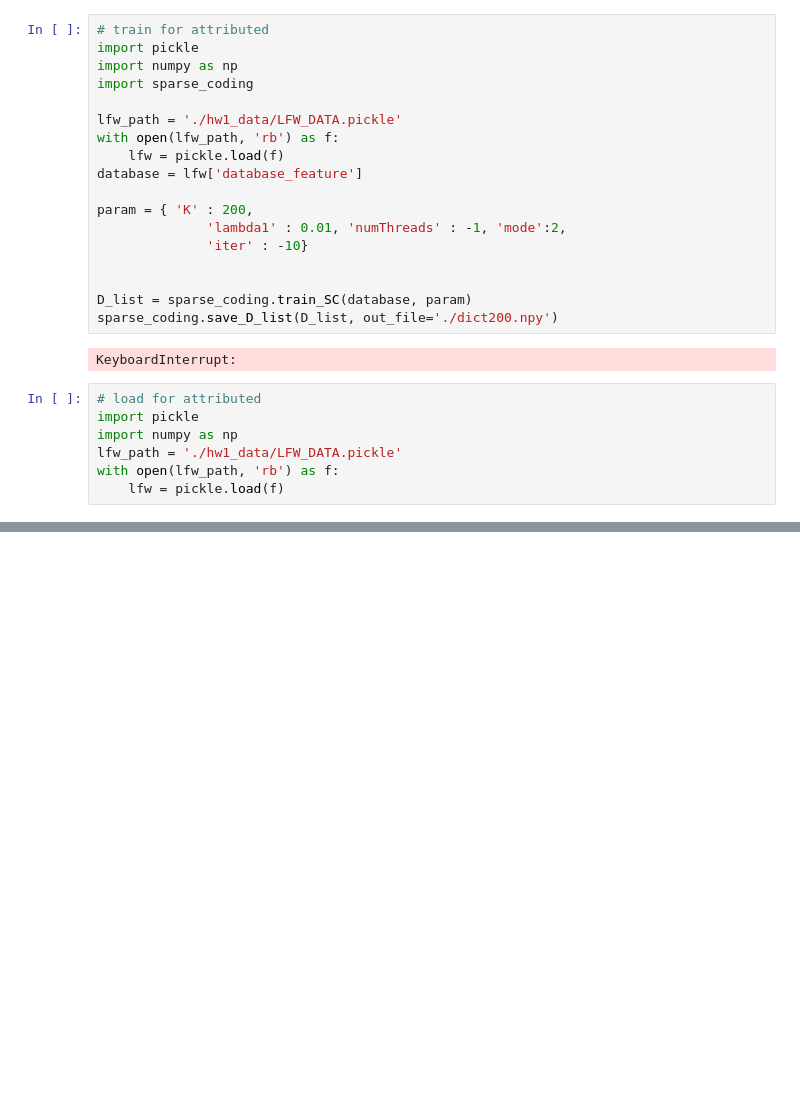
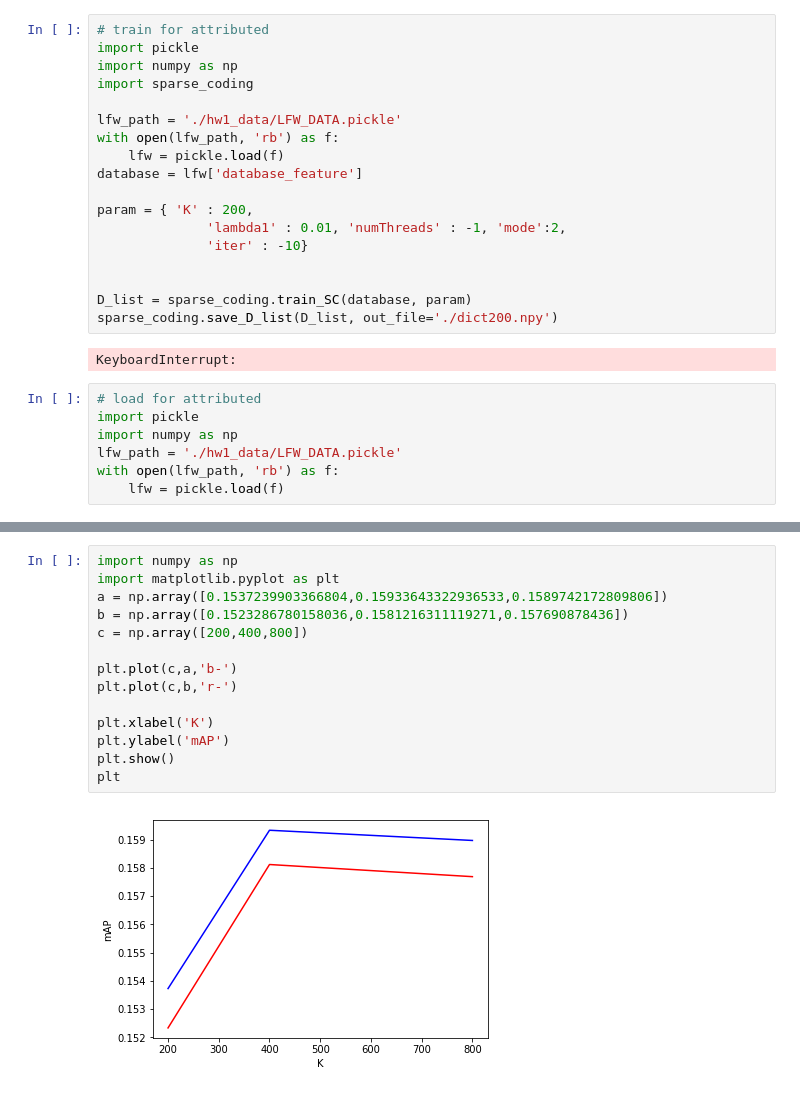
Before and after one commit to k123321141/paper_notes, a Jupyter notebook: hw/hw1/Codes.ipynb, the cells around one changed output, grey strips where cells are left out. Saved outputs shown, nothing was run; the diff lists cells and outputs as text; blank space fills up the shorter version.

```diff
--- a/hw/hw1/Codes.ipynb
+++ b/hw/hw1/Codes.ipynb
@@ -485,0 +546,16 @@ qax (120, 1)
+# %%
+import numpy as np
+import matplotlib.pyplot as plt
+a = np.array([0.1537239903366804,0.15933643322936533,0.1589742172809806])
+b = np.array([0.1523286780158036,0.1581216311119271,0.157690878436])
+c = np.array([200,400,800])
+
+plt.plot(c,a,'b-')
+plt.plot(c,b,'r-')
+
+plt.xlabel('K')
+plt.ylabel('mAP')
+plt.show()
+plt
+# %% [output]
+[figure, added]
```
Also changed, not shown: parts of 4 cells of this notebook, 8 other files.
